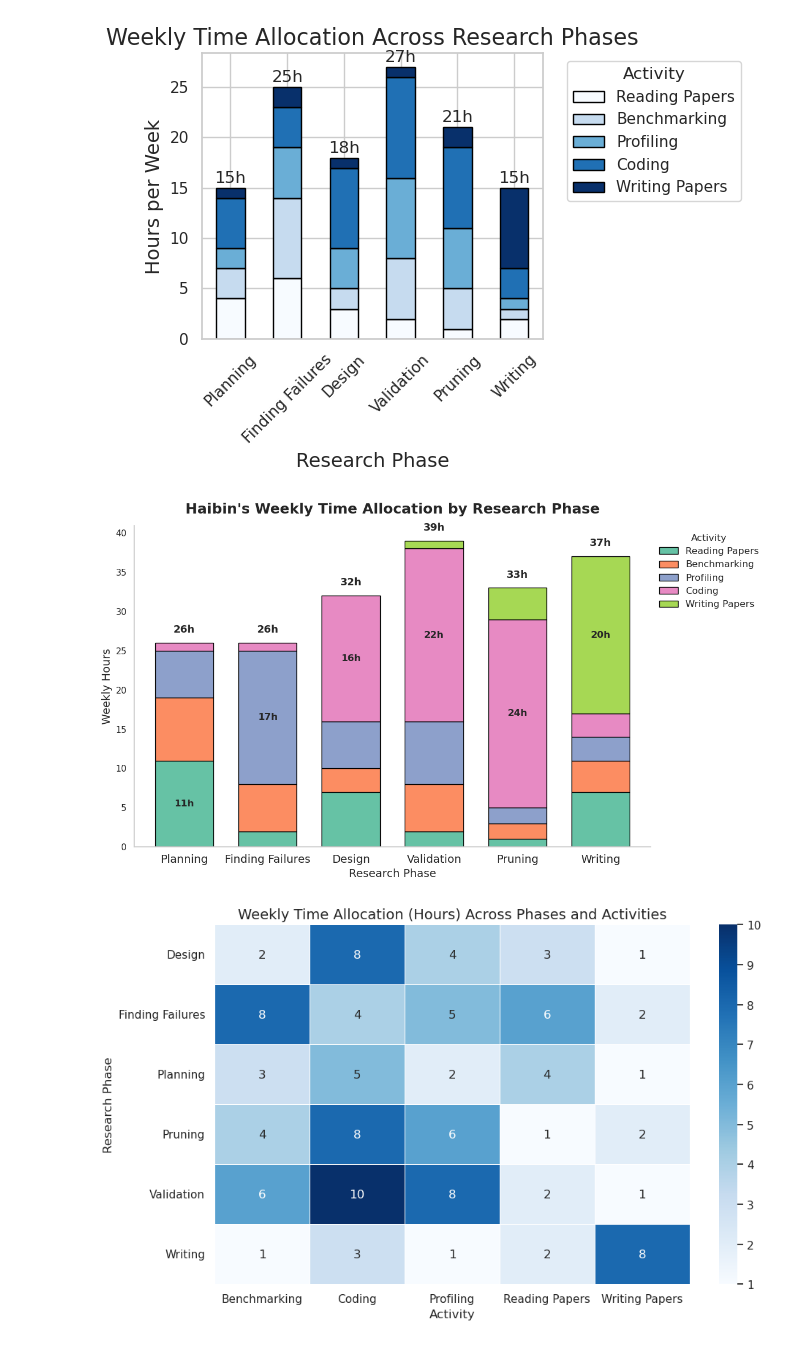
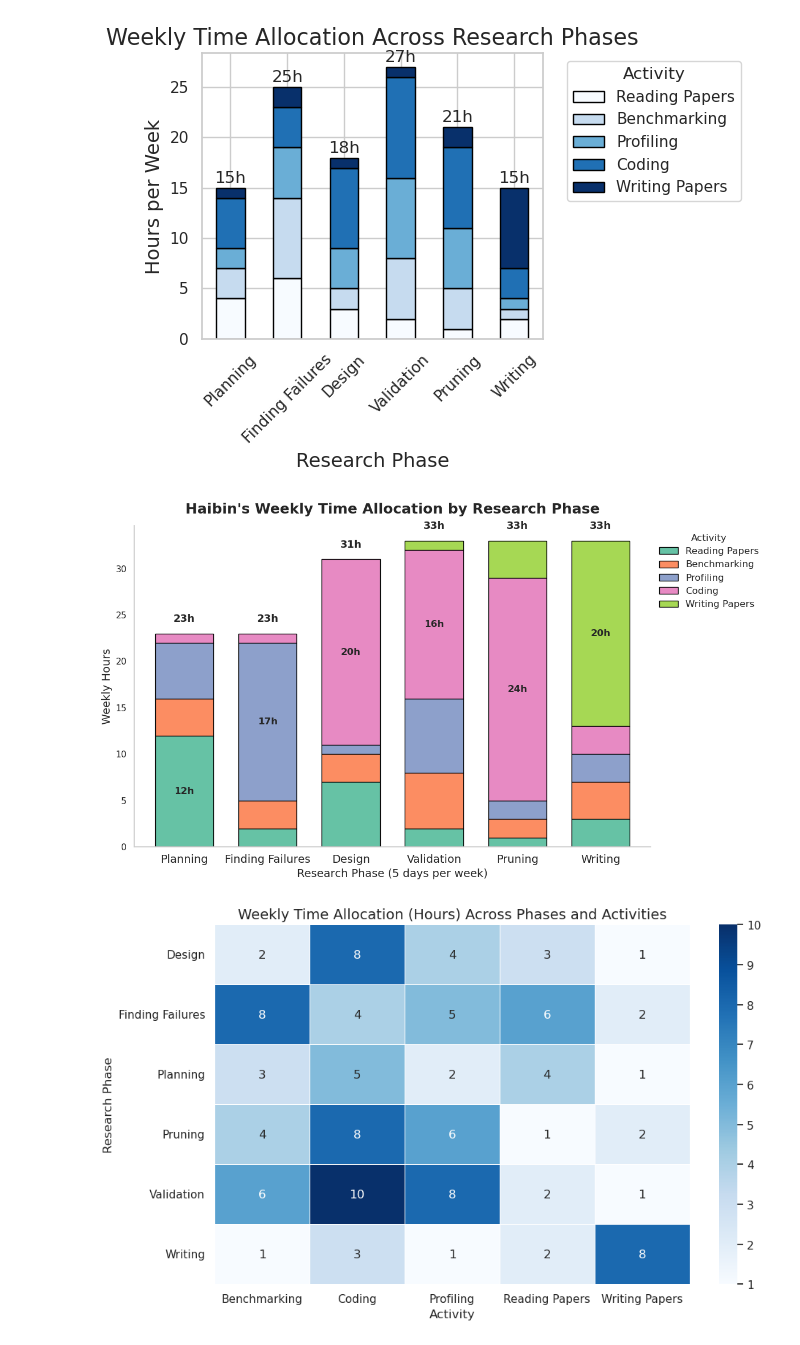
Before and after one commit to HaibinLai/HaibinLai.github.io, a Jupyter notebook: exp1.ipynb, the cells around one changed output. Drawn from its saved outputs; the diff is of its cells as text; code cells hidden in the pictures.

```diff
--- a/exp1.ipynb
+++ b/exp1.ipynb
@@ -479,12 +479,12 @@ plt.rcParams.update({'font.size': 13})
 # 原始数据
 data = {
     'Activity': ['Reading Papers', 'Benchmarking', 'Profiling', 'Coding', 'Writing Papers'],
-    'Planning': [11, 8, 6, 1, 0],
-    'Finding Failures': [2, 6, 17, 1, 0],
-    'Design': [7, 3, 6, 16, 0],
-    'Validation': [2, 6, 8, 22, 1],
+    'Planning': [12, 4, 6, 1, 0],
+    'Finding Failures': [2, 3, 17, 1, 0],
+    'Design': [7, 3, 1, 20, 0],
+    'Validation': [2, 6, 8, 16, 1],
     'Pruning': [1, 2, 2, 24, 4],
-    'Writing': [7, 4, 3, 3, 20]
+    'Writing': [3, 4, 3, 3, 20]
 }
 
 # 转换为 DataFrame 并转置
@@ -497,7 +497,7 @@ df_stacked.plot(kind='bar', stacked=True, ax=ax, edgecolor='black', width=0.7)
 
 # 设置标题和标签
 ax.set_title("Haibin's Weekly Time Allocation by Research Phase", fontsize=18, pad=15, fontweight='bold')
-ax.set_xlabel('Research Phase', fontsize=14)
+ax.set_xlabel('Research Phase (5 days per week)', fontsize=14)
 ax.set_ylabel('Weekly Hours', fontsize=14)
 ax.legend(title='Activity', bbox_to_anchor=(1.00, 1), loc='upper left', frameon=False, fontsize=12)
 
@@ -509,34 +509,34 @@ ax.legend(title='Activity', bbox_to_anchor=(1.00, 1), loc='upper left', frameon=
 # 添加总数标签和每段标签
 for bar_idx, phase in enumerate(df_stacked.index):
     cumulative = 0
     max_val = 0
     for act_idx, val in enumerate(df_stacked.loc[phase]):
         if val > max_val:
             max_val = val
         # cumulative += val
         # 添加每段标签
 
     for act_idx, val in enumerate(df_stacked.loc[phase]):
         if val > 0 and val == max_val:
             ax.text(bar_idx, cumulative + val / 2, f'{int(val)}h', ha='center', va='center', fontsize=12, fontweight='bold')
         cumulative += val
     # 总小时数标注
     ax.text(bar_idx, cumulative + 1, f'{int(cumulative)}h', ha='center', va='bottom', fontsize=13, fontweight='bold')
 
 # 不要有网格线
 ax.grid(False)
 
 # x 轴标签旋转
 ax.set_xticklabels(df_stacked.index, rotation=0, ha='center', fontsize=14)
 
 sns.despine()
 plt.tight_layout()
 
 # 保存图像
 plt.savefig('haibin_stacked_research_hours.png', dpi=300, bbox_inches='tight')
 plt.show()
 # %% [output]
-[figure, old version]
+[figure, new version]
 # %%
 plt.figure(figsize=(10, 6))
 heatmap_data = df.pivot_table(index='Phase', columns='Activity', values='Hours')
```
Also changed, not shown: 1 other file.
